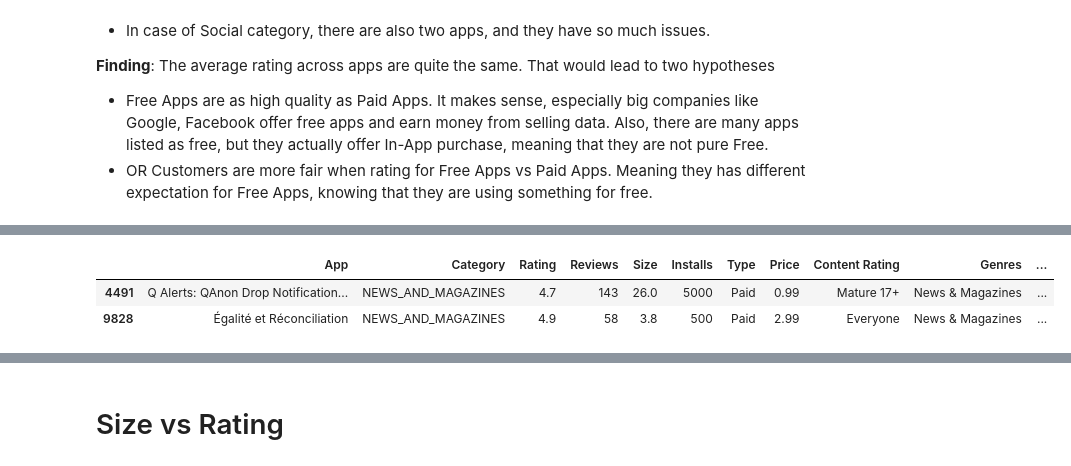
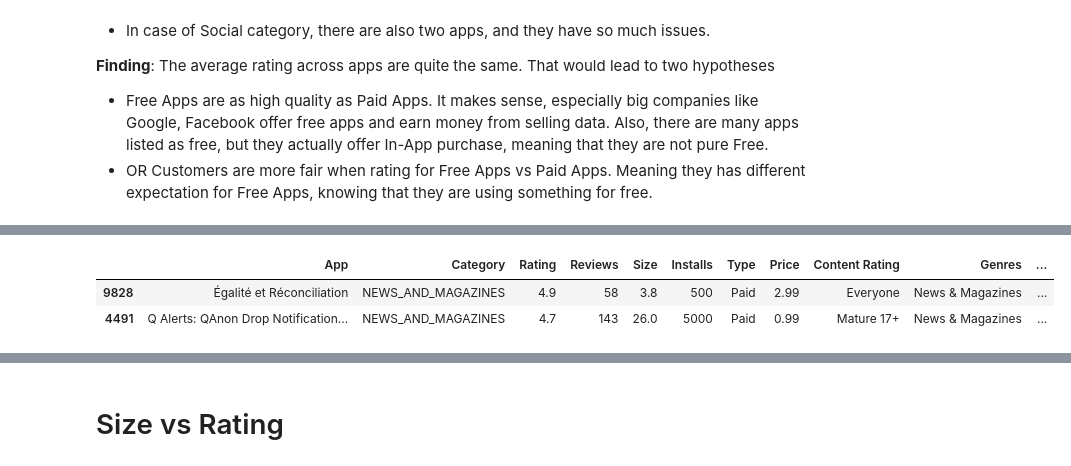
Before and after one commit to tranminhan/learning_ml, a Jupyter notebook: final/GooglePlayStore.ipynb, the cells around one changed output, grey strips where cells are left out. Cells and saved outputs as stored; diff of their text form; code cells hidden in the pictures.

```diff
--- a/final/GooglePlayStore.ipynb
+++ b/final/GooglePlayStore.ipynb
@@ -228,9 +228,9 @@ plotly.offline.iplot({'data': data, 'layout': layout})
 # %% [output]
 [interactive output not drawn]
 # %%
-df_clean[(df_clean['Category'] == 'NEWS_AND_MAGAZINES') & (df_clean['Type'] == 'Paid')]
+df_clean[(df_clean['Category'] == 'NEWS_AND_MAGAZINES') & (df_clean['Type'] == 'Paid')].sample(2)
 # %% [output]
 |  | App | Category | Rating | Reviews | Size | Installs | Type | Price | Content Rating | Genres | ... |
+| 9828 | Égalité et Réconciliation | NEWS_AND_MAGAZINES | 4.9 | 58 | 3.8 | 500 | Paid | 2.99 | Everyone | News & Magazines | ... |
 | 4491 | Q Alerts: QAnon Drop Notification... | NEWS_AND_MAGAZINES | 4.7 | 143 | 26.0 | 5000 | Paid | 0.99 | Mature 17+ | News & Magazines | ... |
-| 9828 | Égalité et Réconciliation | NEWS_AND_MAGAZINES | 4.9 | 58 | 3.8 | 500 | Paid | 2.99 | Everyone | News & Magazines | ... |
 # %%
```
Also changed, not shown: parts of 2 cells of this notebook.
